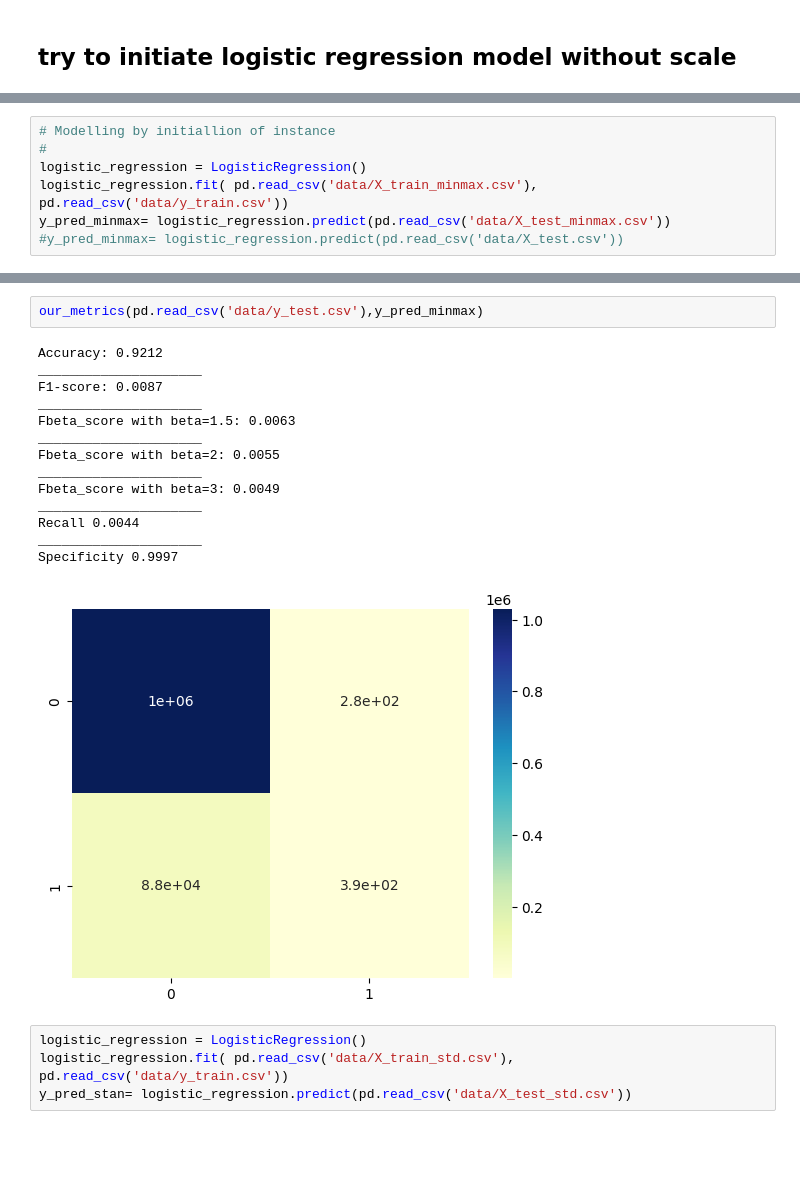
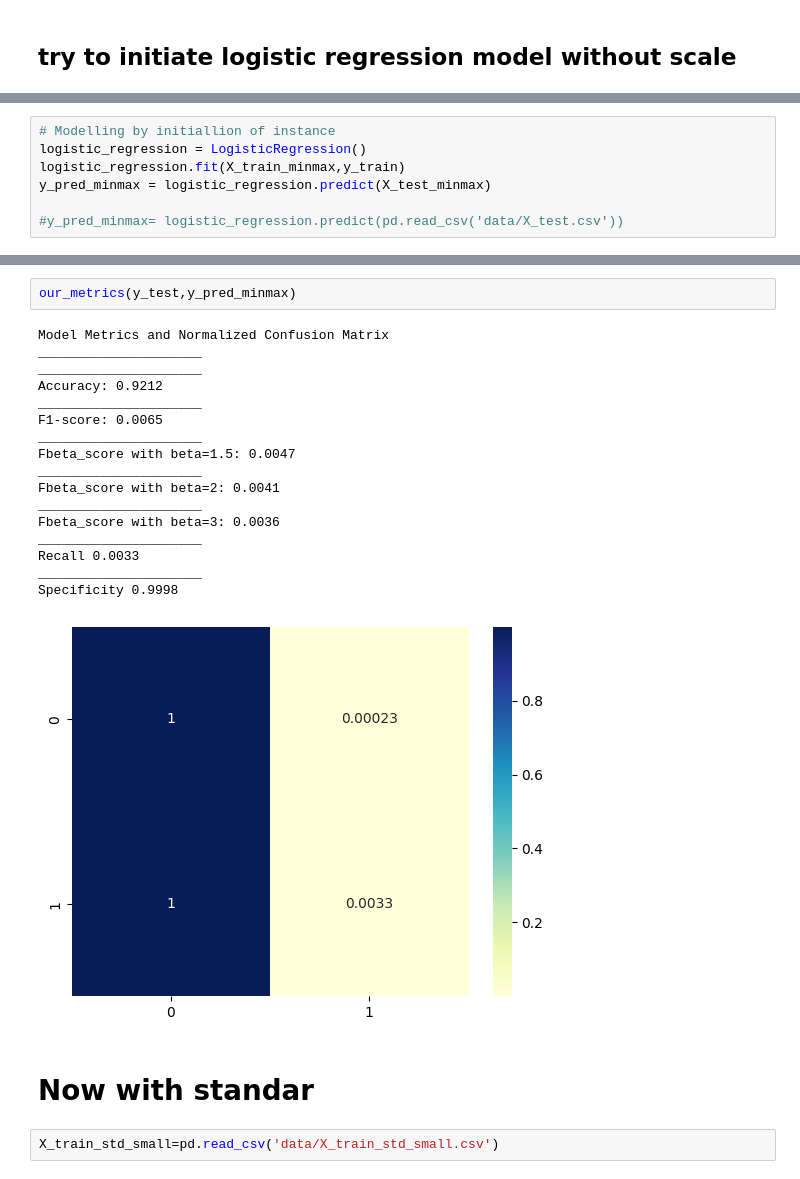
Before and after one commit to Cazta/fraud_detection_electricity_company, a Jupyter notebook: fraud_ml_model-logistic_regression.ipynb, the cells around one changed output, grey strips where cells are left out. Saved outputs shown, nothing was run; the diff lists cells and outputs as text; blank space fills up the shorter version.

```diff
--- a/fraud_ml_model-logistic_regression.ipynb
+++ b/fraud_ml_model-logistic_regression.ipynb
@@ -64,7 +76,7 @@ Specificity 0.9998
 # %%
 # Modelling by initiallion of instance
-#
 logistic_regression = LogisticRegression()
-logistic_regression.fit( pd.read_csv('data/X_train_minmax.csv'), pd.read_csv('data/y_train.csv'))
-y_pred_minmax= logistic_regression.predict(pd.read_csv('data/X_test_minmax.csv'))
+logistic_regression.fit(X_train_minmax,y_train)
+y_pred_minmax = logistic_regression.predict(X_test_minmax)
+
 #y_pred_minmax= logistic_regression.predict(pd.read_csv('data/X_test.csv'))
@@ -71,22 +87,25 @@ y_pred_minmax= logistic_regression.predict(pd.read_csv('data/X_test_minmax.csv')
+# %%
+our_metrics(y_test,y_pred_minmax)
+# %% [output]
+Model Metrics and Normalized Confusion Matrix
+_____________________
+_____________________
+Accuracy: 0.9212
+_____________________
+F1-score: 0.0065
+_____________________
+Fbeta_score with beta=1.5: 0.0047
+_____________________
+Fbeta_score with beta=2: 0.0041
+_____________________
+Fbeta_score with beta=3: 0.0036
+_____________________
+Recall 0.0033
+_____________________
+Specificity 0.9998
+[figure, added]
+# %% [markdown]
+# Now with standar
 # %%
-our_metrics(pd.read_csv('data/y_test.csv'),y_pred_minmax)
+X_train_std_small=pd.read_csv('data/X_train_std_small.csv')
-# %% [output]
-Accuracy: 0.9212
-_____________________
-F1-score: 0.0087
-_____________________
-Fbeta_score with beta=1.5: 0.0063
-_____________________
-Fbeta_score with beta=2: 0.0055
-_____________________
-Fbeta_score with beta=3: 0.0049
-_____________________
-Recall 0.0044
-_____________________
-Specificity 0.9997
-[figure, removed]
-# %%
-logistic_regression = LogisticRegression()
-logistic_regression.fit( pd.read_csv('data/X_train_std.csv'), pd.read_csv('data/y_train.csv'))
-y_pred_stan= logistic_regression.predict(pd.read_csv('data/X_test_std.csv'))
 # %%
```
Also changed, not shown: parts of 20 cells of this notebook.
